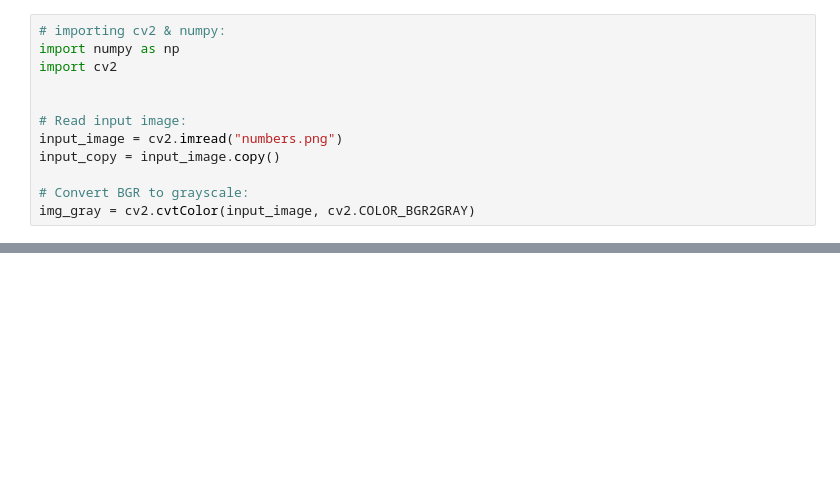
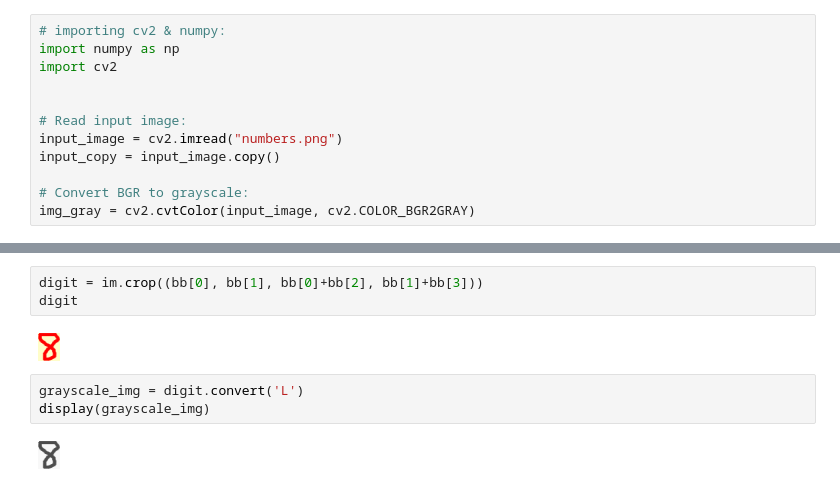
Before and after one commit to Dhiren12795/eai6080, a Jupyter notebook: craigp/Final_Project_Scratch.ipynb, the cells around one changed output, grey strips where cells are left out. Cells and saved outputs as stored; diff of their text form; blank space fills up the shorter version.

```diff
--- a/craigp/Final_Project_Scratch.ipynb
+++ b/craigp/Final_Project_Scratch.ipynb
@@ -780,0 +781,10 @@ plt.show()
+# %%
+digit = im.crop((bb[0], bb[1], bb[0]+bb[2], bb[1]+bb[3]))
+digit
+# %% [output]
+[figure, added]
+# %%
+grayscale_img = digit.convert('L')
+display(grayscale_img)
+# %% [output]
+[figure, added]
```
Also changed, not shown: parts of 31 cells of this notebook.
